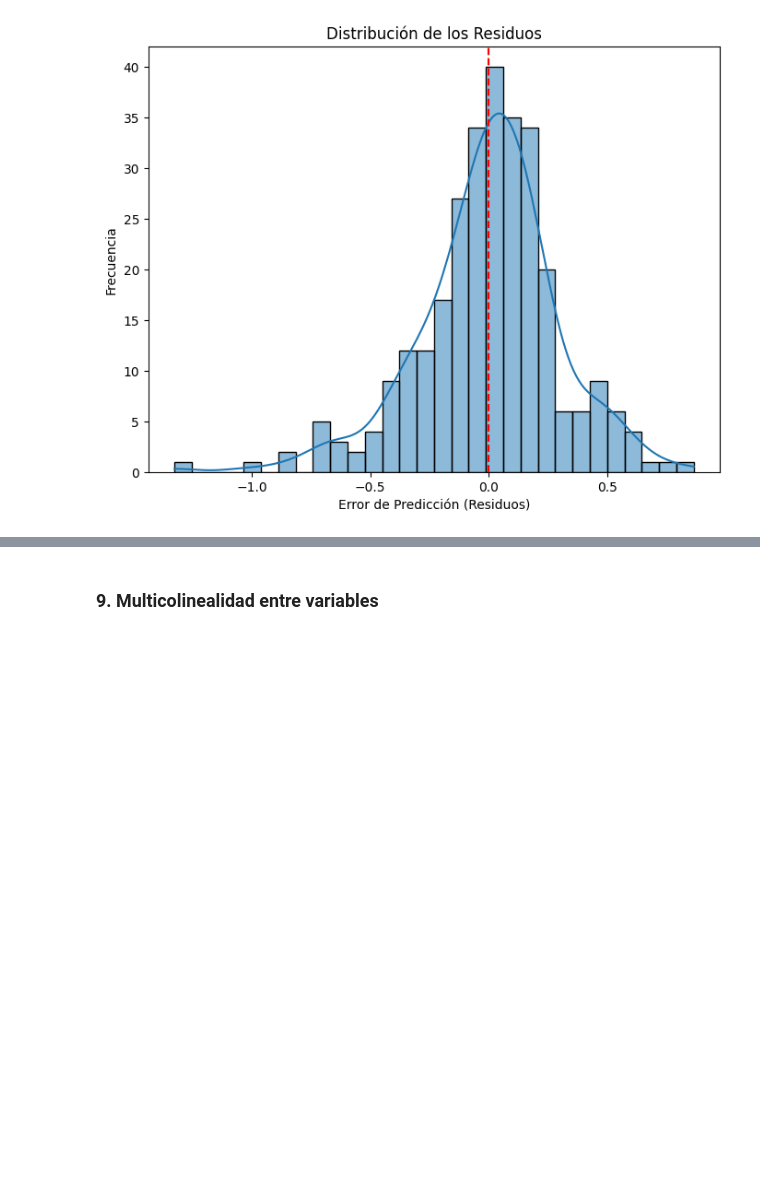
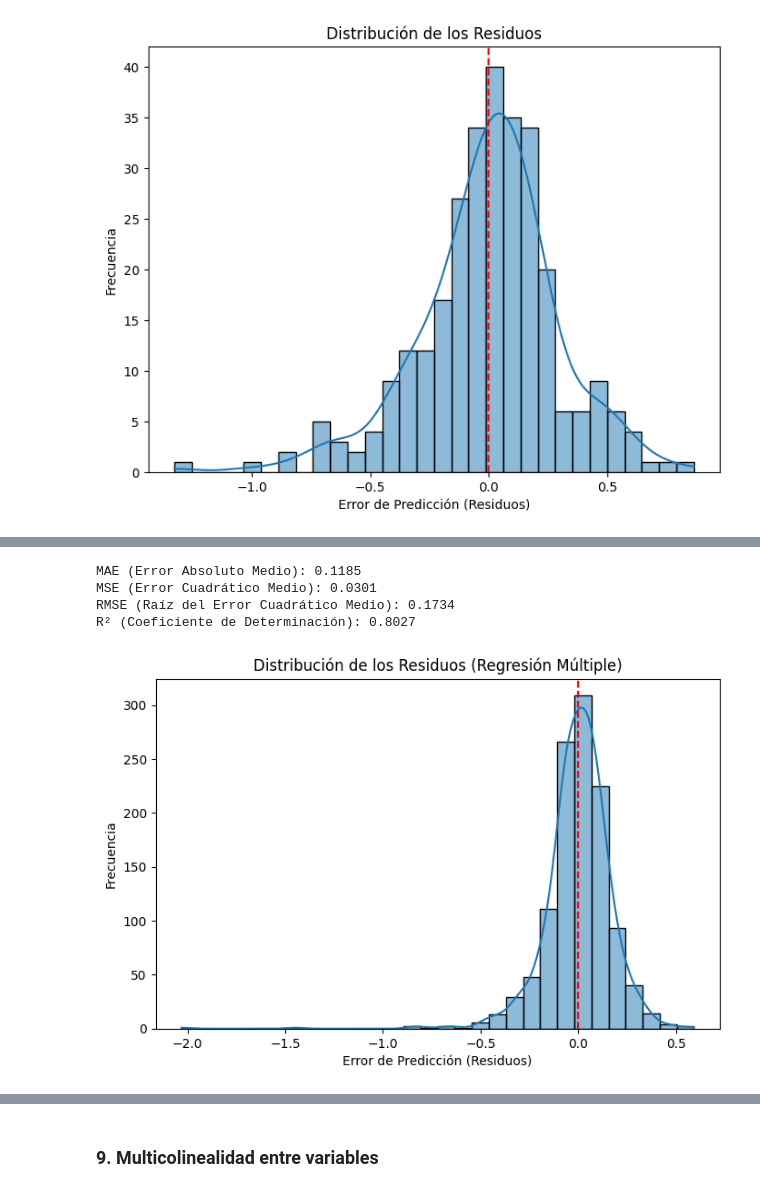
Before and after one commit to EstebanZG999/HT3Mineria, a Jupyter notebook: src/modelos_regresion.ipynb, the cells around one changed output, grey strips where cells are left out. Cells and saved outputs as stored; diff of their text form; code cells hidden in the pictures; blank space fills up the shorter version.

Commit message:
feat: regresion model (8) done

```diff
--- a/src/modelos_regresion.ipynb
+++ b/src/modelos_regresion.ipynb
@@ -111,0 +114,15 @@ plt.show()
+# %%
+import statsmodels.api as sm
+
+# Definir las variables predictoras
+features = ['GrLivArea', 'TotalBsmtSF', 'OverallQual', 'GarageCars', 'YearBuilt']
+
+# Seleccionar las variables predictoras y la variable objetivo
+X_multi = X_train[features]
+X_multi = sm.add_constant(X_multi)  # Agregar constante para el modelo
+
+# Entrenar modelo
+modelo_multi = sm.OLS(y_train, X_multi).fit()
+
+# Resumen del modelo
+print(modelo_multi.summary())
@@ -111,0 +147,30 @@ plt.show()
+# %%
+# Predicciones del modelo
+y_pred_multi = modelo_multi.predict(X_multi)
+
+# Calcular métricas de error
+mae_multi = mean_absolute_error(y_train, y_pred_multi)
+mse_multi = mean_squared_error(y_train, y_pred_multi)
+rmse_multi = np.sqrt(mse_multi)
+r2_multi = r2_score(y_train, y_pred_multi)
+
+# Mostrar métricas de error
+print(f"MAE (Error Absoluto Medio): {mae_multi:.4f}")
+print(f"MSE (Error Cuadrático Medio): {mse_multi:.4f}")
+print(f"RMSE (Raíz del Error Cuadrático Medio): {rmse_multi:.4f}")
+print(f"R² (Coeficiente de Determinación): {r2_multi:.4f}")
+
+# Gráfico de residuos
+plt.figure(figsize=(8, 5))
+sns.histplot(y_train - y_pred_multi, kde=True, bins=30)
+plt.axvline(0, color='r', linestyle='dashed')
+plt.title("Distribución de los Residuos (Regresión Múltiple)")
+plt.xlabel("Error de Predicción (Residuos)")
+plt.ylabel("Frecuencia")
+plt.show()
+# %% [output]
+MAE (Error Absoluto Medio): 0.1185
+MSE (Error Cuadrático Medio): 0.0301
+RMSE (Raíz del Error Cuadrático Medio): 0.1734
+R² (Coeficiente de Determinación): 0.8027
+[figure, added]
```
Also changed, not shown: parts of 6 cells of this notebook.
